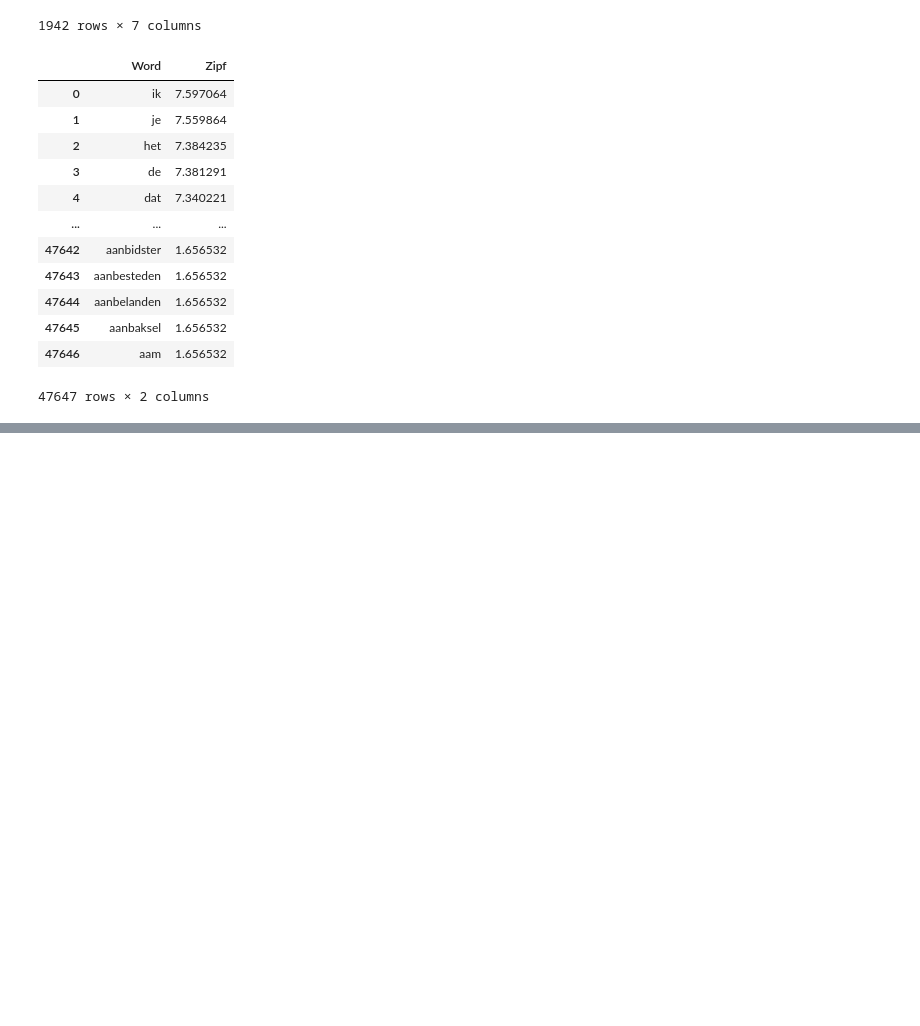
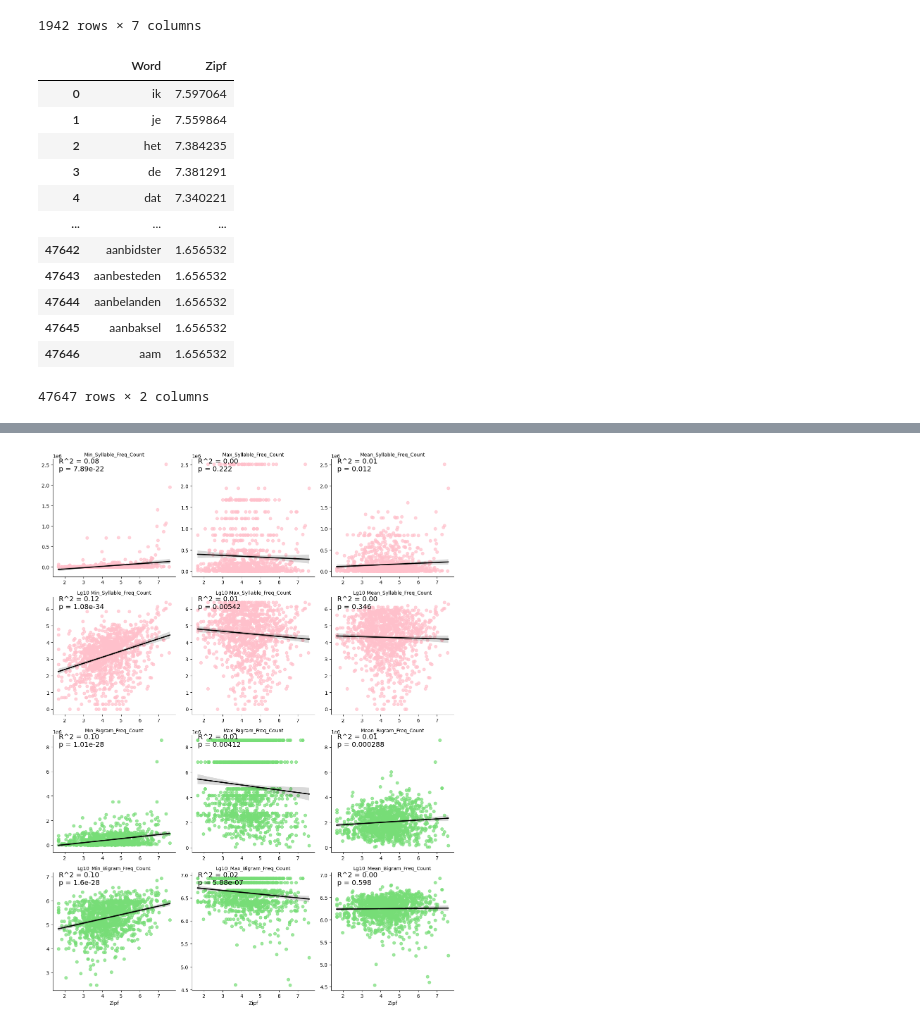
Before and after one commit to suneelbanerjee/MOUS_hierarchical-representations, a Jupyter notebook: figures/min_sublexical_vs_zipf_frequency.ipynb, the cells around one changed output, grey strips where cells are left out. Saved outputs shown, nothing was run; the diff lists cells and outputs as text; code cells hidden in the pictures; blank space fills up the shorter version.

```diff
--- a/figures/min_sublexical_vs_zipf_frequency.ipynb
+++ b/figures/min_sublexical_vs_zipf_frequency.ipynb
@@ -167,0 +168,77 @@ plt.show()
+# %%
+import numpy as np
+import pandas as pd
+import seaborn as sns
+import matplotlib.pyplot as plt
+from scipy import stats
+
+# Suppose df is your DataFrame, with columns including ['Zipf', 'Word', ...features...]
+df_melt = df.melt(id_vars=['Zipf', 'Word'], var_name='feature', value_name='value')
+
+# 1. Drop NaN or infinite values to avoid Pearson correlation errors
+df_melt = df_melt.dropna(subset=['Zipf', 'value'])
+df_melt = df_melt[np.isfinite(df_melt['Zipf']) & np.isfinite(df_melt['value'])]
+
+def custom_regplot_with_r2(data, **kwargs):
+    """
+    1. Color points based on feature name.
+    2. Compute correlation, p-value.
+    3. Plot scatter + best-fit line in distinct colors.
+    4. Annotate R^2 and p-value only.
+    """
+    feature = data['feature'].iloc[0]
+
+    # Color scheme based on feature name
+    if 'Syl' in feature or 'Syllable' in feature:
+        point_color = 'pink'
+    elif 'BG' in feature or 'Bigram' in feature:
+        point_color = '#77dd77'  # a light green
+    else:
+        point_color = 'gray'
+
+    # Compute correlation if there's more than one data point
+    if len(data) > 1:
+        r, p = stats.pearsonr(data['Zipf'], data['value'])
+        r2 = r**2
+    else:
+        r2 = 0.0
+        p = 1.0
+
+    # Scatter + regression line
+    sns.regplot(
+        x='Zipf',
+        y='value',
+        data=data,
+        scatter_kws={'color': point_color, 'alpha': 0.7},
+        line_kws={'color': 'black'},  # distinct color for trendline
+        **kwargs
+    )
+
+    # Annotate: "R^2 = 0.23\np = 0.00012"
+    plt.text(
+        0.05, 0.9,
+        f'R^2 = {r2:.2f}\np = {p:.3g}',
+        transform=plt.gca().transAxes,
+        fontsize=14
+    )
+
+# Create a FacetGrid (tile layout)
+g = sns.FacetGrid(
+    df_melt,
+    col='feature',
+    col_wrap=3,
+    height=4,
+    sharex=False,
+    sharey=False
+)
+
+# Map our custom plotting function to the FacetGrid
+g.map_dataframe(custom_regplot_with_r2)
+
+# Set axis labels, titles, and finalize layout
+g.set_axis_labels('Zipf', '')
+g.set_titles(col_template='{col_name}')
+plt.tight_layout()
+plt.show()
+# %% [output]
+[figure, added]
```
Also changed, not shown: parts of 3 cells of this notebook, 38 other files.
